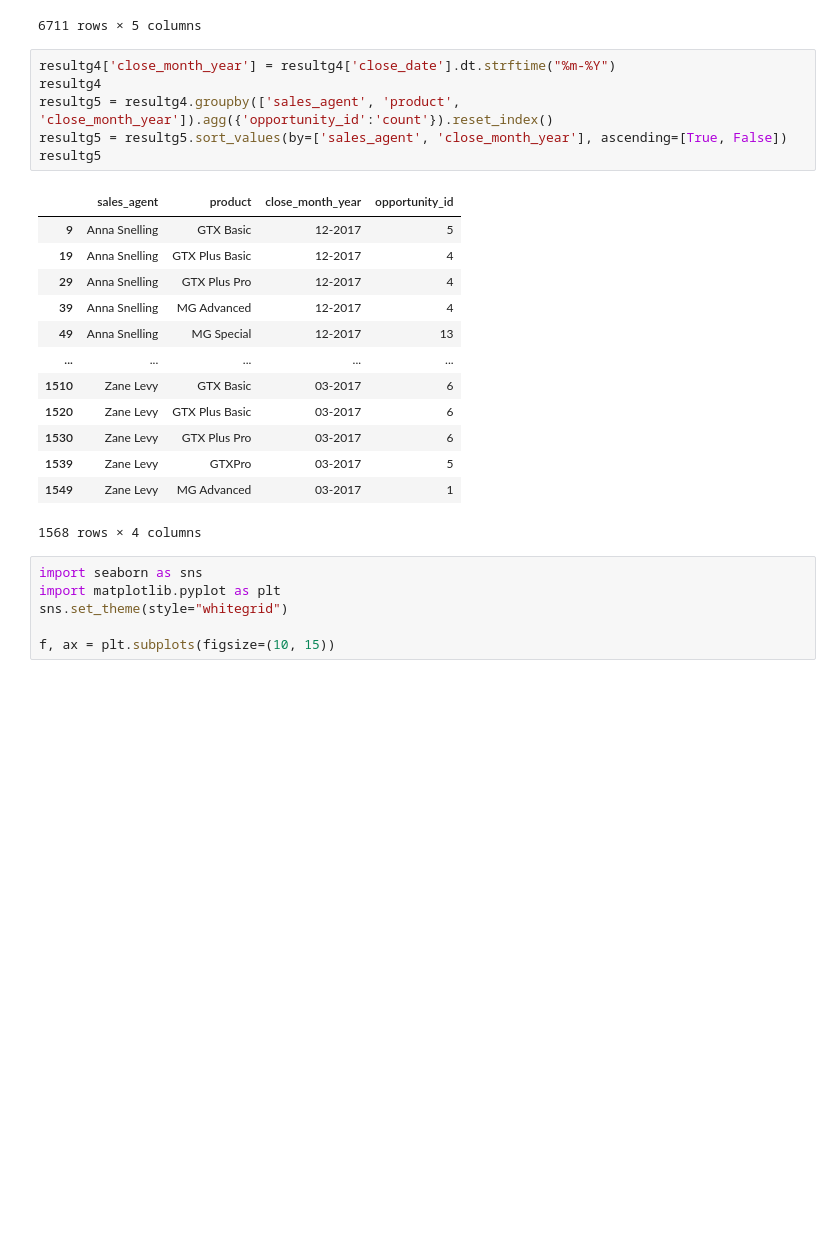
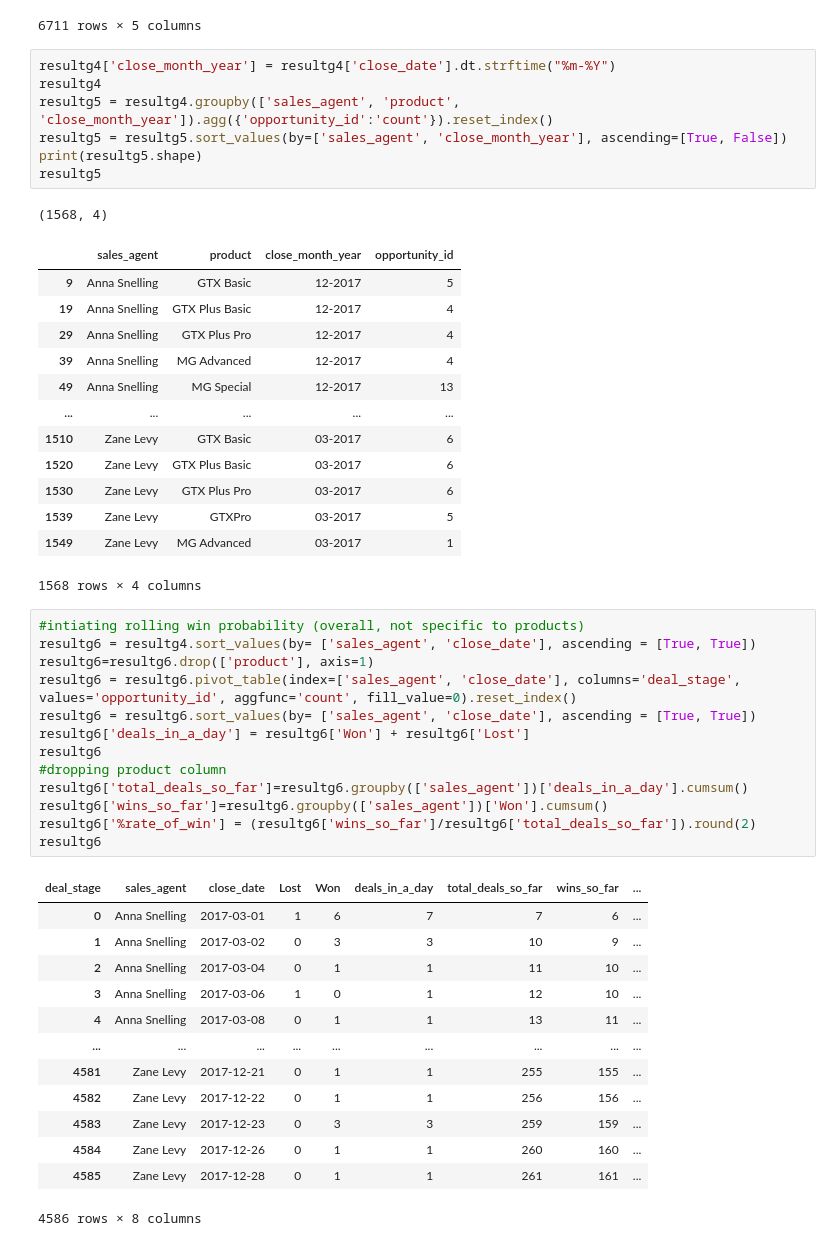
Before and after one commit to SuyogPatgave/Python_Codes-Projects, a Jupyter notebook: CRM_Project.ipynb, the cells around one changed output. Cells and saved outputs as stored; diff of their text form; blank space fills up the shorter version.

```diff
--- a/CRM_Project.ipynb
+++ b/CRM_Project.ipynb
@@ -1352,8 +1344,10 @@ resultg4['close_month_year'] = resultg4['close_date'].dt.strftime("%m-%Y")
 resultg4
 resultg5 = resultg4.groupby(['sales_agent', 'product', 'close_month_year']).agg({'opportunity_id':'count'}).reset_index()
 resultg5 = resultg5.sort_values(by=['sales_agent', 'close_month_year'], ascending=[True, False])
+print(resultg5.shape)
 resultg5
 # %% [output]
+(1568, 4)
 |  | sales_agent | product | close_month_year | opportunity_id |
 | 9 | Anna Snelling | GTX Basic | 12-2017 | 5 |
 | 19 | Anna Snelling | GTX Plus Basic | 12-2017 | 4 |
@@ -1366,10 +1360,31 @@ resultg5
 | 1530 | Zane Levy | GTX Plus Pro | 03-2017 | 6 |
 | 1539 | Zane Levy | GTXPro | 03-2017 | 5 |
 | 1549 | Zane Levy | MG Advanced | 03-2017 | 1 |
-1568 rows × 4 columns
+1568 rows × 4 columns
-# %%
-import seaborn as sns
-import matplotlib.pyplot as plt
-sns.set_theme(style="whitegrid")
-
-f, ax = plt.subplots(figsize=(10, 15))
+# %%
+#intiating rolling win probability (overall, not specific to products)
+resultg6 = resultg4.sort_values(by= ['sales_agent', 'close_date'], ascending = [True, True])
+resultg6=resultg6.drop(['product'], axis=1)
+resultg6 = resultg6.pivot_table(index=['sales_agent', 'close_date'], columns='deal_stage', values='opportunity_id', aggfunc='count', fill_value=0).reset_index()
+resultg6 = resultg6.sort_values(by= ['sales_agent', 'close_date'], ascending = [True, True])
+resultg6['deals_in_a_day'] = resultg6['Won'] + resultg6['Lost']
+resultg6
+#dropping product column
+resultg6['total_deals_so_far']=resultg6.groupby(['sales_agent'])['deals_in_a_day'].cumsum()
+resultg6['wins_so_far']=resultg6.groupby(['sales_agent'])['Won'].cumsum()
+resultg6['%rate_of_win'] = (resultg6['wins_so_far']/resultg6['total_deals_so_far']).round(2)
+resultg6
+# %% [output]
+| deal_stage | sales_agent | close_date | Lost | Won | deals_in_a_day | total_deals_so_far | wins_so_far | ... |
+| 0 | Anna Snelling | 2017-03-01 | 1 | 6 | 7 | 7 | 6 | ... |
+| 1 | Anna Snelling | 2017-03-02 | 0 | 3 | 3 | 10 | 9 | ... |
+| 2 | Anna Snelling | 2017-03-04 | 0 | 1 | 1 | 11 | 10 | ... |
+| 3 | Anna Snelling | 2017-03-06 | 1 | 0 | 1 | 12 | 10 | ... |
+| 4 | Anna Snelling | 2017-03-08 | 0 | 1 | 1 | 13 | 11 | ... |
+| ... | ... | ... | ... | ... | ... | ... | ... | ... |
+| 4581 | Zane Levy | 2017-12-21 | 0 | 1 | 1 | 255 | 155 | ... |
+| 4582 | Zane Levy | 2017-12-22 | 0 | 1 | 1 | 256 | 156 | ... |
+| 4583 | Zane Levy | 2017-12-23 | 0 | 3 | 3 | 259 | 159 | ... |
+| 4584 | Zane Levy | 2017-12-26 | 0 | 1 | 1 | 260 | 160 | ... |
+| 4585 | Zane Levy | 2017-12-28 | 0 | 1 | 1 | 261 | 161 | ... |
+4586 rows × 8 columns
```
Also changed, not shown: parts of 7 cells of this notebook.
